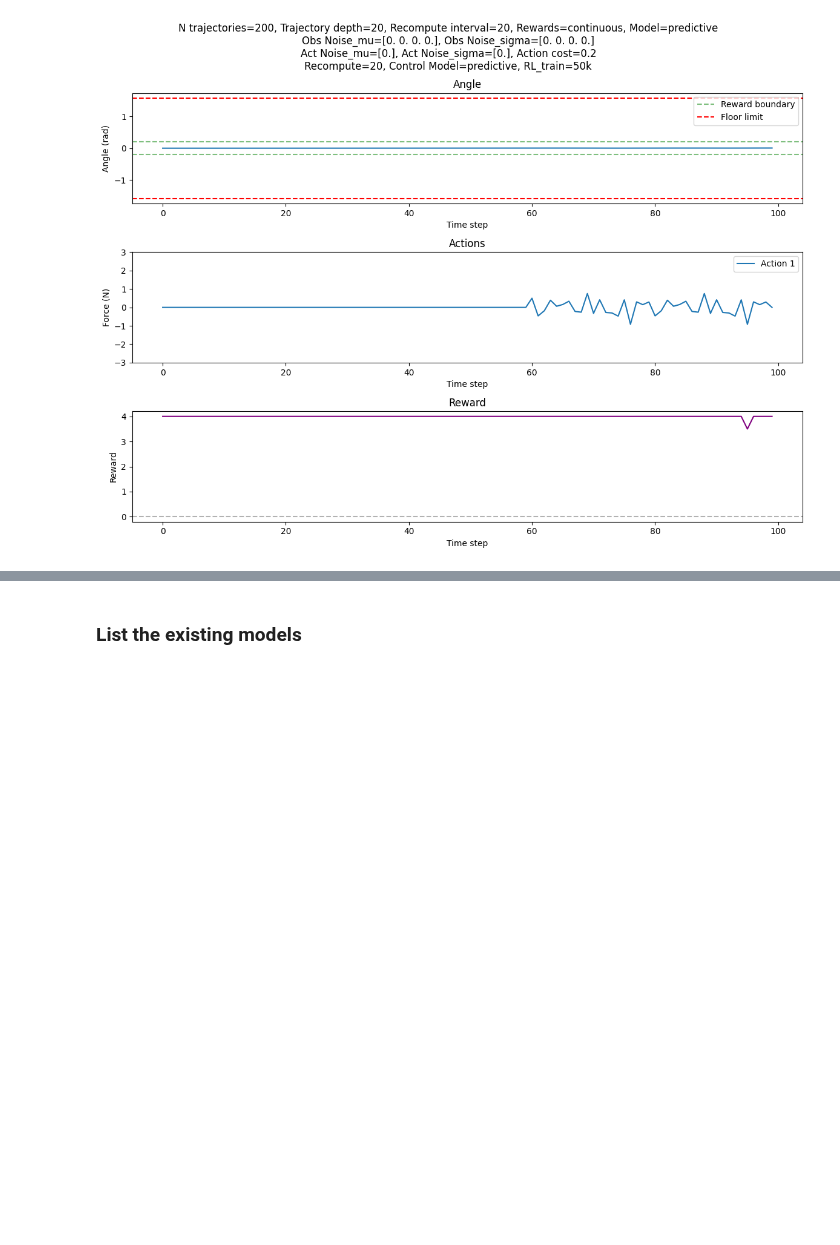
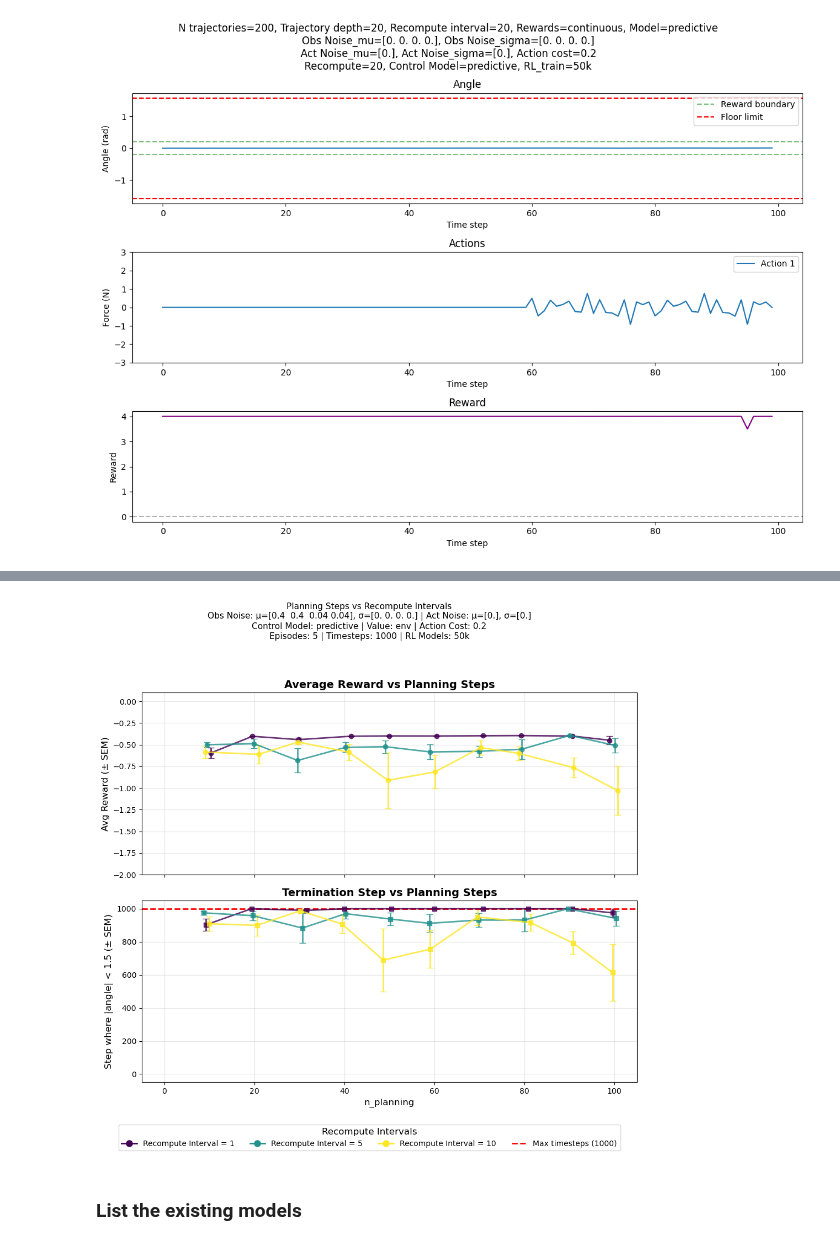
Before and after one commit to jtbuch/mpc_dojo, a Jupyter notebook: cartpole/notebooks/MujocoCartpoleSimulations.ipynb, the cells around one changed output, grey strips where cells are left out. Drawn from its saved outputs; the diff is of its cells as text; code cells hidden in the pictures; blank space fills up the shorter version.

```diff
--- a/cartpole/notebooks/MujocoCartpoleSimulations.ipynb
+++ b/cartpole/notebooks/MujocoCartpoleSimulations.ipynb
@@ -245,0 +231,22 @@ Found 11 results for noise level σ=0.6
+# %%
+# Define configuration
+obs_noise = float(0.0)
+obs_mu = float(0.4)
+
+plot_config = {
+    # 'planning_width': 200,
+    'obs_noise_mu': np.array([obs_mu, obs_mu, obs_mu*0.1, obs_mu*0.1]),
+    'obs_noise_sigma': np.array([obs_noise, obs_noise, obs_noise*0.1, obs_noise*0.1]),
+    'act_noise_mu': np.array([0.0]),
+    'act_noise_sigma': np.array([0.0]),
+    'rl_models': ['50k'],  # Will aggregate across these models
+    'value': 'env',
+    'control_model': 'predictive',
+}
+
+# Create the plot
+fig, results_stats, term_stats = plot_planning_vs_intervals(plot_config)
+
+# Display
+plt.show()
+# %% [output]
@@ -246,3 +270,4 @@ Found 11 results for noise level σ=0.6
+[figure, added]
 # %% [markdown]
 ### List the existing models
 # %%
```
Also changed, not shown: parts of 4 cells of this notebook.
